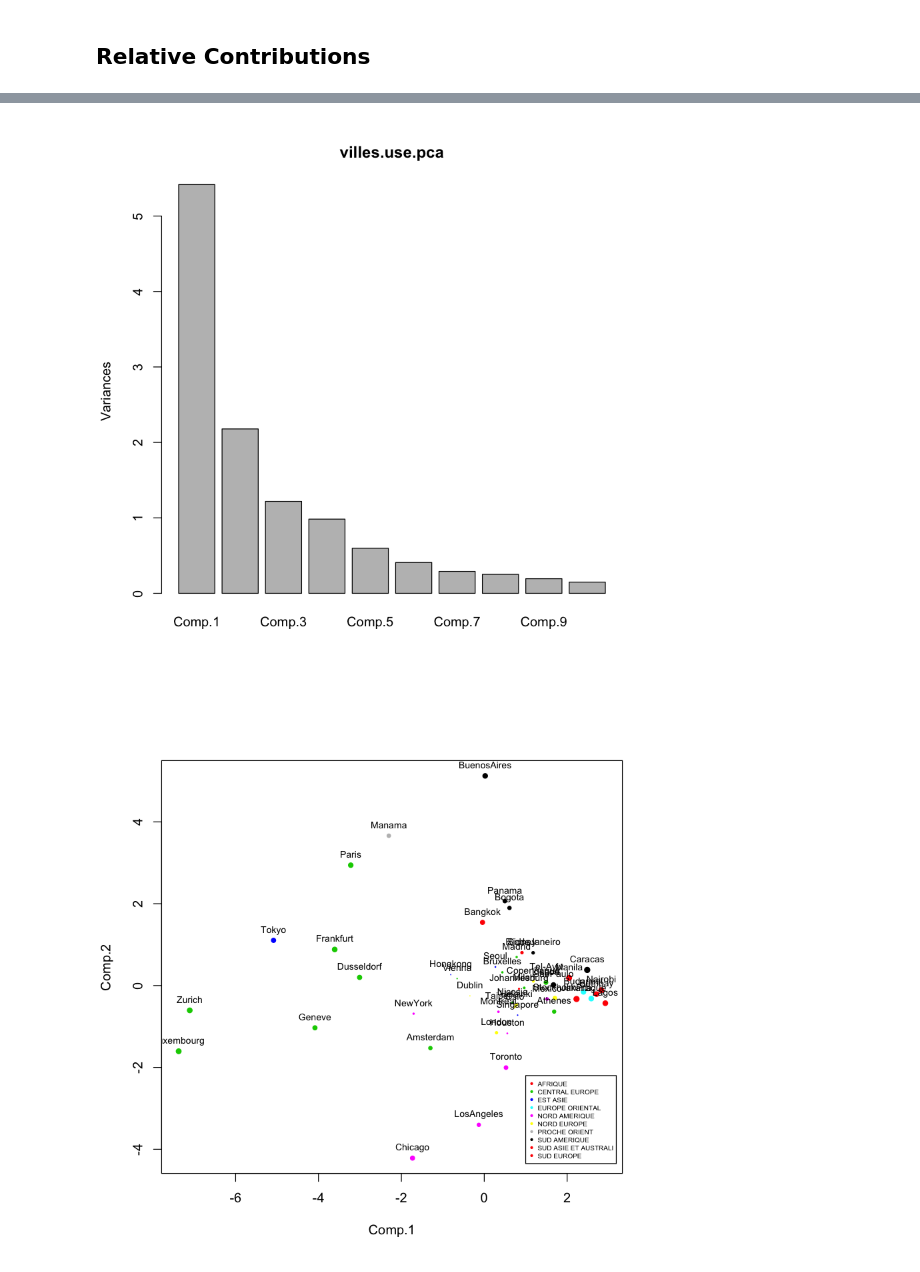
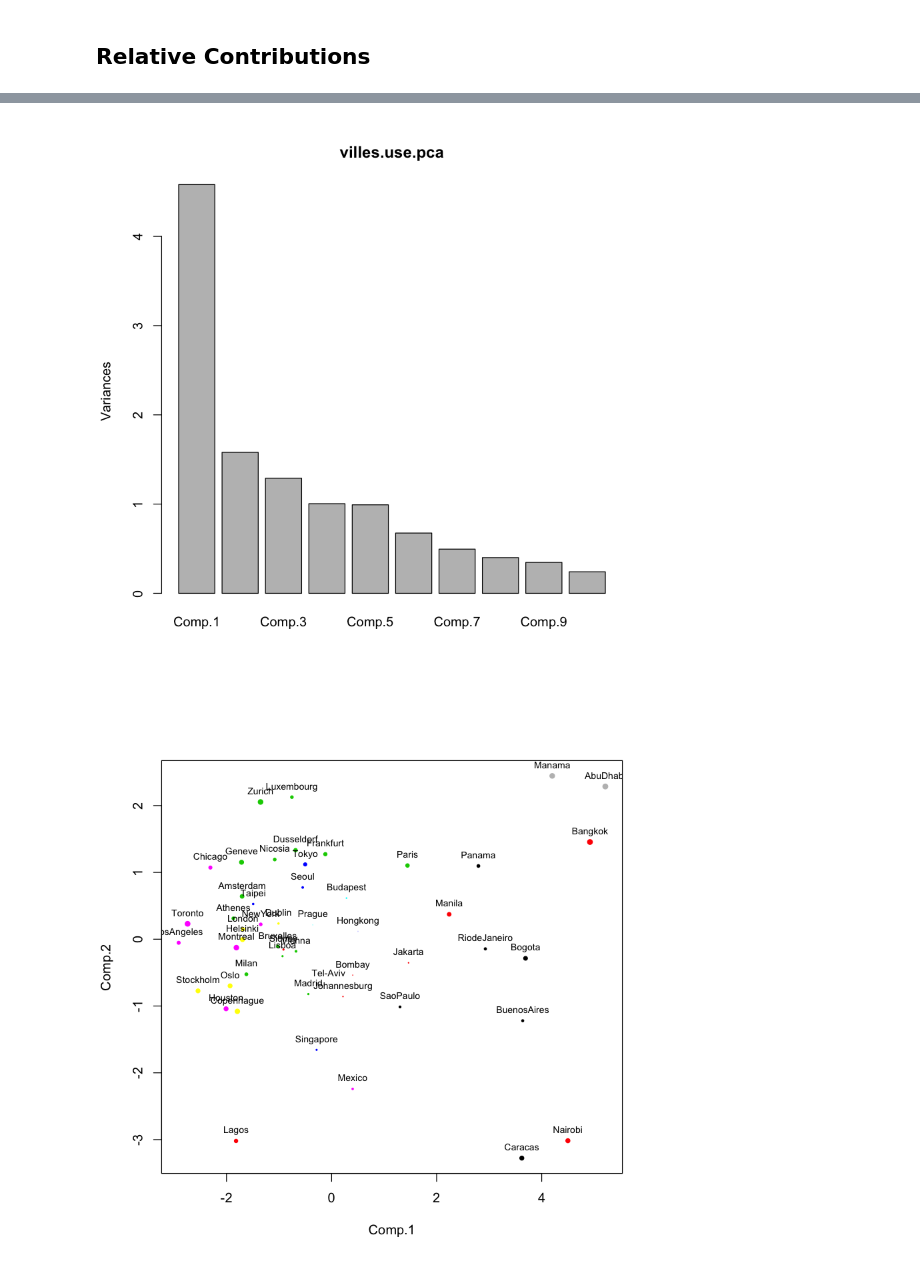
Before and after one commit to garciparedes/r-examples, a Jupyter notebook: notebooks/villes-analysis.ipynb, the cells around one changed output, grey strips where cells are left out. Drawn from its saved outputs; the diff is of its cells as text; code cells hidden in the pictures.

```diff
--- a/notebooks/villes-analysis.ipynb
+++ b/notebooks/villes-analysis.ipynb
@@ -80,8 +80,8 @@ cols <- c("Ciudad", "Región.del.mundo", "Maestro", "Chófer.de.autobús",
 villes.use <- filter.complete(filter.by.columns(filter.by.factor(
   villes, "Año", "edition 1994"), cols))
 
-villes.use <- villes.use[- 1,]
-villes.use[,-c(1,2)] <- villes.use[, -c(1, 2)] - rowMeans(villes.use[, -c(1, 2)])
+#villes.use <- villes.use[- 1,]
+villes.use[,-c(1,2)] <- villes.use[, -c(1, 2)] / rowMeans(villes.use[, -c(1, 2)])
 
 head(villes.use)
 # %% [output]
@@ -241,15 +195,15 @@ data.frame(villes.use[, "Ciudad"], round(villes.use.pca.ctr.rel, digits = 6))
 # %%
 plot(villes.use.pca)
 # %% [output]
-[figure, old version]
+[figure, new version]
 # %%
 plot(villes.use.pca$scores[,1:2], pch = 20, cex = rowSums(villes.use.pca.ctr.rel[,1:2]) * 1.5,
      col = as.numeric(villes.use[, "Región.del.mundo"]) + 1)
 text(villes.use.pca$scores[,1:2], cex = 0.7, pos = 3,
      labels = sub("94", "", villes.use[,"Ciudad"]))
-legend(1,-2.2,levels(villes.use[, "Región.del.mundo"]), pch=20,cex=0.5, col=2:nlevels(villes.use[, "Región.del.mundo"]))
+#legend(1,-2.2,levels(villes.use[, "Región.del.mundo"]), pch=20,cex=0.5, col=2:nlevels(villes.use[, "Región.del.mundo"]))
 # %% [output]
-[figure, old version]
+[figure, new version]
 # %%
 villes.use.pca.scores.vars <- t(villes.use.pca$sdev * t(villes.use.pca$loadings))
 
```
Also changed, not shown: parts of 10 cells of this notebook.
